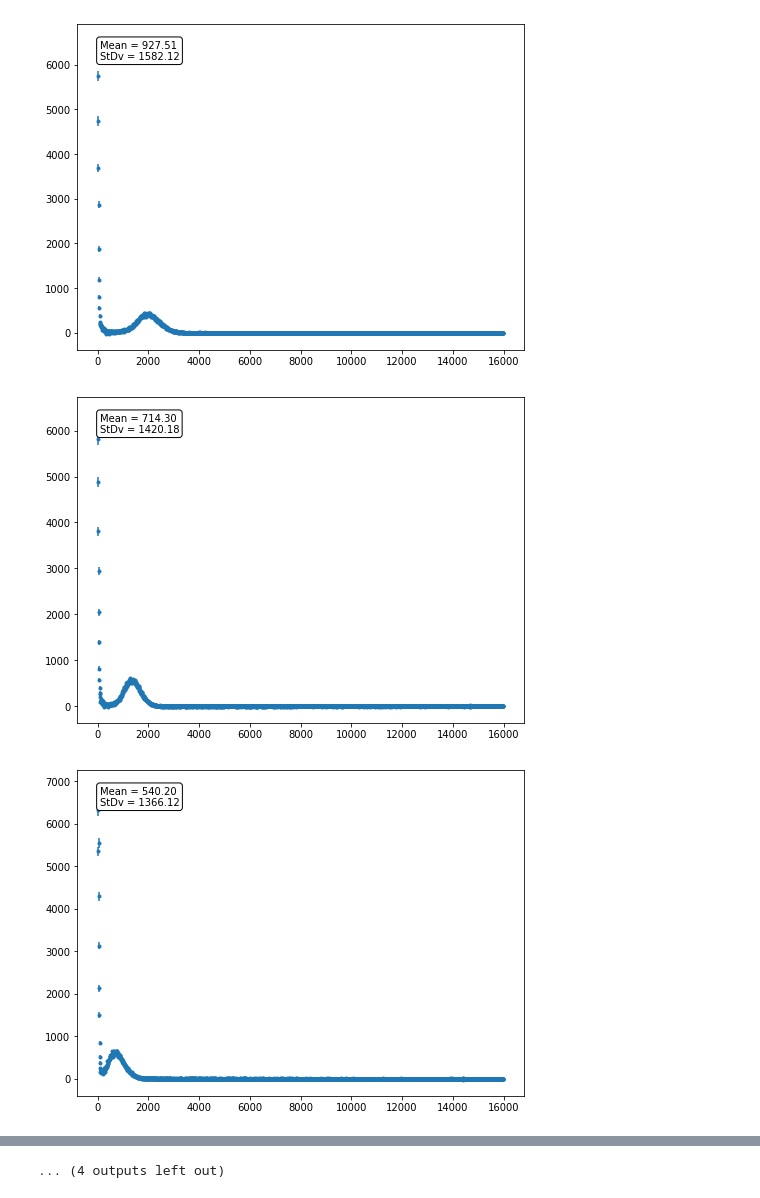
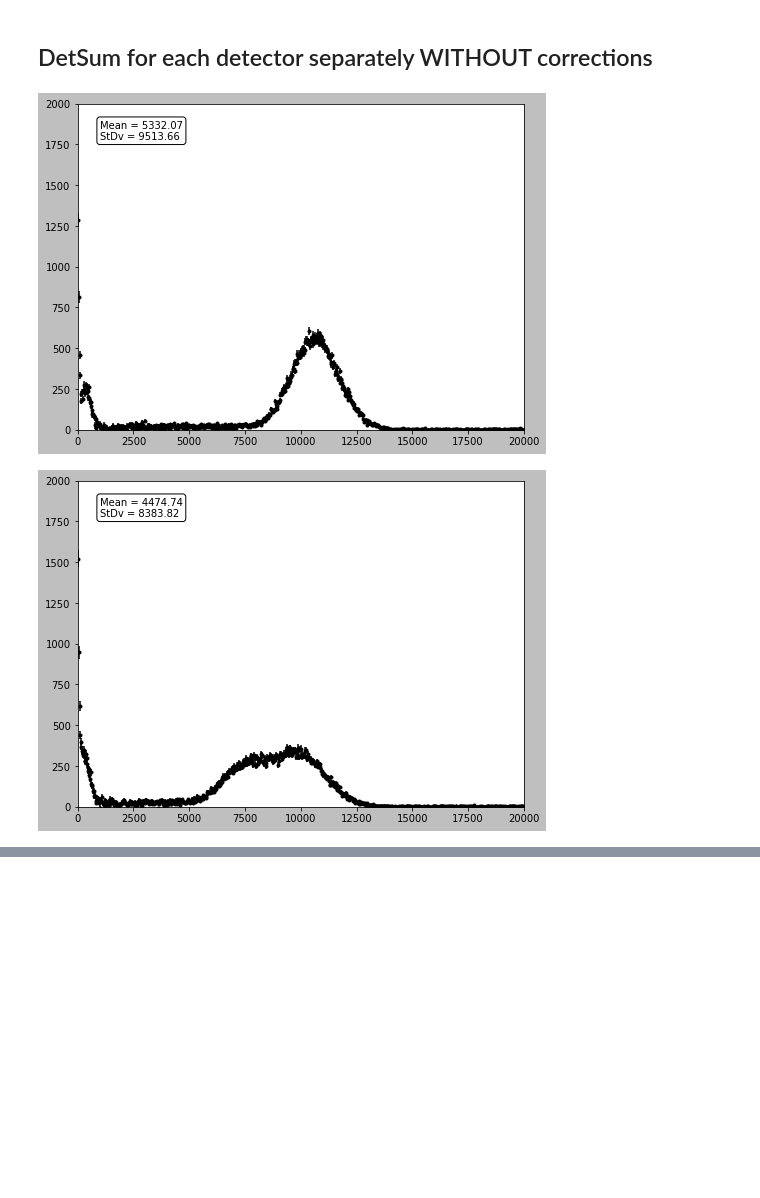
Before and after one commit to maxlampe/panter, a Jupyter notebook: panter/application/scan_data_check.py.ipynb, the cells around one changed output, grey strips where cells are left out. Cells and saved outputs as stored; diff of their text form; code cells hidden in the pictures; blank space fills up the shorter version.

Commit message:
feat: Studied different drift maps in scan_data_check.py.ipynb

```diff
--- a/panter/application/scan_data_check.py.ipynb
+++ b/panter/application/scan_data_check.py.ipynb
@@ -19,5 +21,5 @@ from panter.config.evalFitSettings import gaus_expmod, pol1, pol0, gaus_gen, gau
 # %%
-dir_to_files = "/home/max/data/scan_200116"
+dir_to_files = "/mnt/sda/directbackup_perkeo33/dataperkeo19/scan"
 
 eventmap_200116_3 = [
     [1, 3, list([f"{dir_to_files}/data154644--1_20_2764_3.root", f"{dir_to_files}/data154640--1_bg.root"]), 154644],
@@ -131,5 +133,15 @@ eventmap_200116_0 = [
     [1, 0, list([f"{dir_to_files}/data155332--1_320_8776_0.root", f"{dir_to_files}/data155338--1_bg.root"]), 155332],
 ]
 test = [
-    [1, 3, list([f"{dir_to_files}/data154726--1_95_8776_3.root", f"{dir_to_files}/data154732--1_bg.root"]), 154726],
+    [1, 3, list([f"{dir_to_files}/data135502--1_245_7774_3.root", f"{dir_to_files}/../cycle201/data135330-68200_bg.root"]), 135502],
 ]
+test2 = [
+    [1, 3, list([f"{dir_to_files}/data135502--1_245_7774_3.root", f"{dir_to_files}/../cycle201/data135330-68200_bg.root"]), 135502],
+    [1, 3, list([f"{dir_to_files}/data135502--1_245_7774_3.root", f"/mnt/sda/directbackup_perkeo33/dataperkeo19/Det200113/data135556.root"]), 135502],
+]
+# data135330-68200_bg.root
+# data135580-68206_bg.root
+# %%
+from matplotlib import pyplot
+# pyplot.style.use('dark_background')
+pyplot.style.use('grayscale')
@@ -135,0 +150,14 @@ test = [
+# %%
+dataloader = DLPerkeo(dir_to_files)
+dataloader.fill(test)
+
+meas = dataloader.ret_meas()
+corr_class = CorrPerkeo(meas, mode=2)
+corr_class.set_all_corr(bactive=False)
+corr_class.corrections["Drift"] = False
+corr_class.corr(bstore=True, bwrite=False)
+
+for ind, hist in corr_class.histograms:
+    for det in range(len(hist)):
+        print(f"PMT{det}")
+        hist[det].plot_hist([0., 8e3, 0., 3e3])
@@ -136,17 +178,18 @@ test = [
+# %% [markdown]
+## DetSum for each detector separately WITHOUT corrections
 # %%
 dataloader = DLPerkeo(dir_to_files)
 dataloader.fill(test)
 
 meas = dataloader.ret_meas()
-corr_class = CorrPerkeo(meas, mode=2)
+corr_class = CorrPerkeo(meas, mode=1)
 corr_class.set_all_corr(bactive=False)
 corr_class.corrections["Drift"] = False
 corr_class.corr(bstore=True, bwrite=False)
 
 for ind, hist in corr_class.histograms:
     for det in range(len(hist)):
-        hist[det].plot_hist()
+        hist[det].plot_hist([0., 20e3, 0., 2e3])
 # %% [output]
-[figure, old version]
+[figure, new version]
-[figure, old version]
+[figure, new version]
-[figure, removed]
@@ -162 +195,0 @@ for ind, hist in corr_class.histograms:
-... (4 outputs left out)
```
Also changed, not shown: parts of 7 cells of this notebook.
